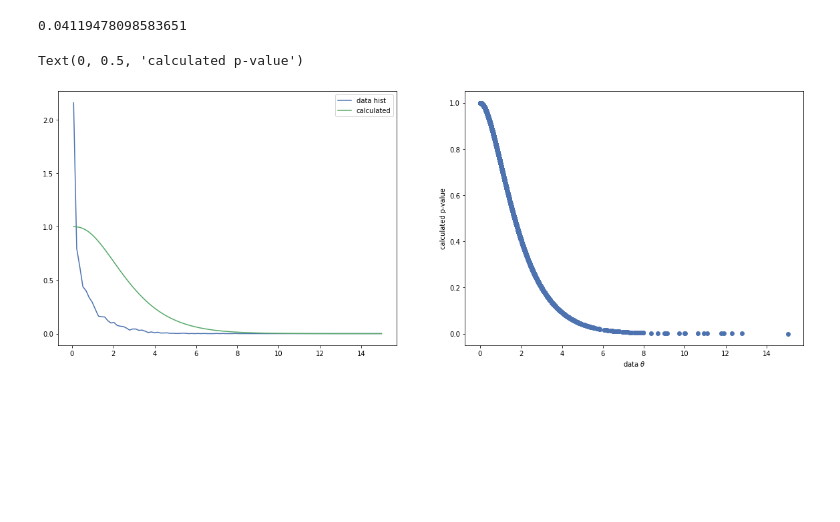
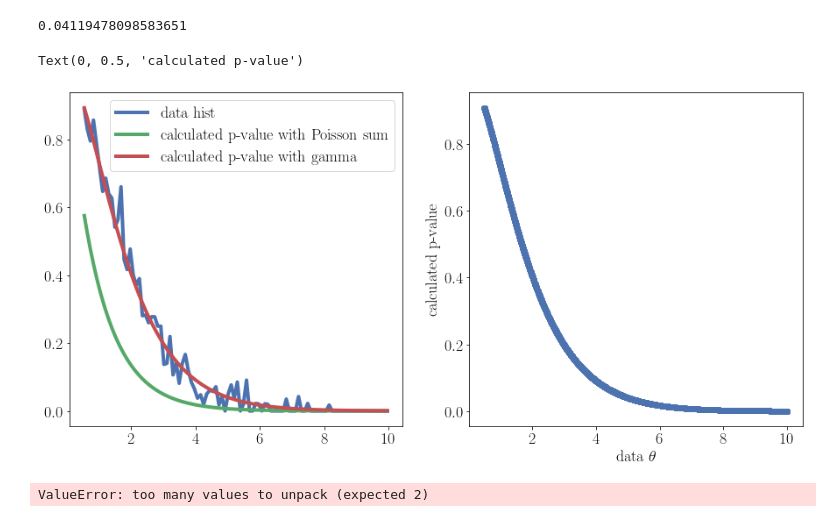
Before and after one commit to AliAlkadhim/LFI_HEP, a Jupyter notebook: Examine_Generated_Data.ipynb, the cells around one changed output. Cells and saved outputs as stored; diff of their text form; code cells hidden in the pictures; blank space fills up the shorter version.

```diff
--- a/Examine_Generated_Data.ipynb
+++ b/Examine_Generated_Data.ipynb
@@ -48,22 +56,40 @@ np.sum([st.poisson.pmf(k=N, mu=theta) for N in range(1)])
 # %% [output]
 0.04119478098583651
 # %%
-fig, ax = plt.subplots(1,2,figsize=(20,7))
-data_df = pd.read_csv('data/UNIFORM_5K_CDFD_eq_3.csv')
-hist_counts, b = np.histogram(data_df.theta, density=True, weights=data_df.Z, bins=100)
+fig, ax = plt.subplots(1,2,figsize=(15,7))
+data_df = pd.read_csv('data/UNIFORM_5K_CDFD_eq_1.csv')
+hist_counts_weighted, b_weighted = np.histogram(data_df.theta, weights=np.array(data_df.Z), bins=100)
+hist_counts_unweighted, b_unweighted = np.histogram(data_df.theta, bins=100)
+
+hist_counts= hist_counts_weighted/hist_counts_unweighted
+b= b_weighted#/b_unweighted
+
 bin_centers = (b[1:]+b[:-1])/2
-calculated_p_value =[]
-D=3
+# import boost_histogram as bh
+# hist = bh.Histogram(bh.axis.Regular(bins=100, start=0, stop=10))
+calculated_p_value_poisson_sum, calculated_p_value_gamma =[],[]
+D=1
 for theta in bin_centers:
-    # calculated_p_value.append((1-sp.special.gammainc(1+1, theta)))
+    calculated_p_value_gamma.append((1-sp.special.gammainc(D+1, theta)))
     p_cal=np.sum([st.poisson.pmf(k=N, mu=theta) for N in range(D)])
-    calculated_p_value.append(p_cal)
+    calculated_p_value_poisson_sum.append(p_cal)
+
 ax[0].plot(bin_centers, hist_counts, label='data hist')
 
-ax[0].plot(bin_centers, calculated_p_value, label='calculated')
+ax[0].plot(bin_centers, calculated_p_value_poisson_sum, label='calculated p-value with Poisson sum')
+ax[0].plot(bin_centers, calculated_p_value_gamma, label='calculated p-value with gamma')
+
 ax[0].legend()
+
 ax[1].scatter(data_df.theta, (1-sp.special.gammainc(1+1, data_df.theta)))
 ax[1].set_xlabel(r'data $\theta$'); ax[1].set_ylabel('calculated p-value')
 # %% [output]
 Text(0, 0.5, 'calculated p-value')
-[figure, old version]
+[figure, new version]
+# %%
+import boost_histogram as bh
+bins, edges = bh.Histogram(bh.axis.Regular(100,0,10))
+
+bins
+# %% [output]
+ValueError: too many values to unpack (expected 2)
```
Also changed, not shown: parts of 2 cells of this notebook, 9 other files.
